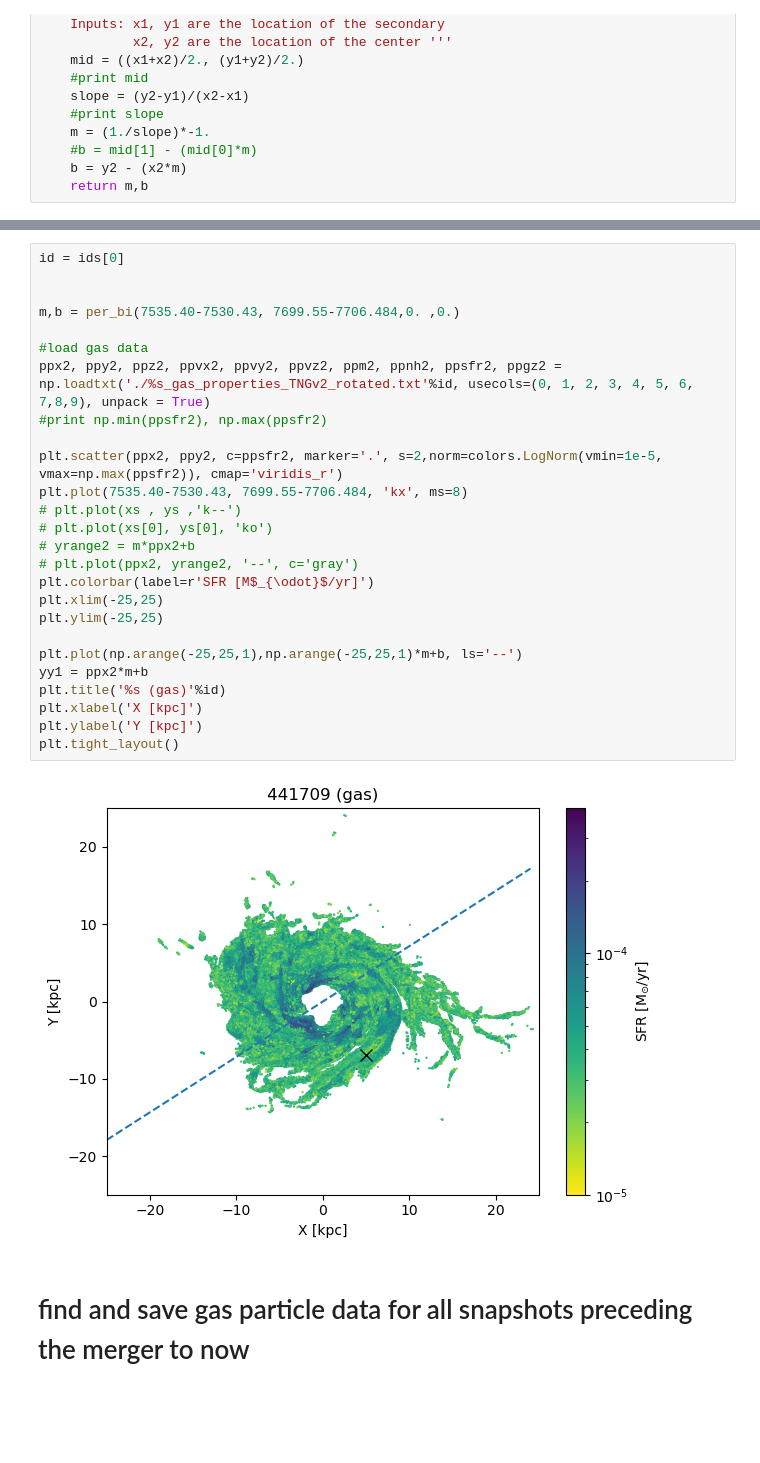
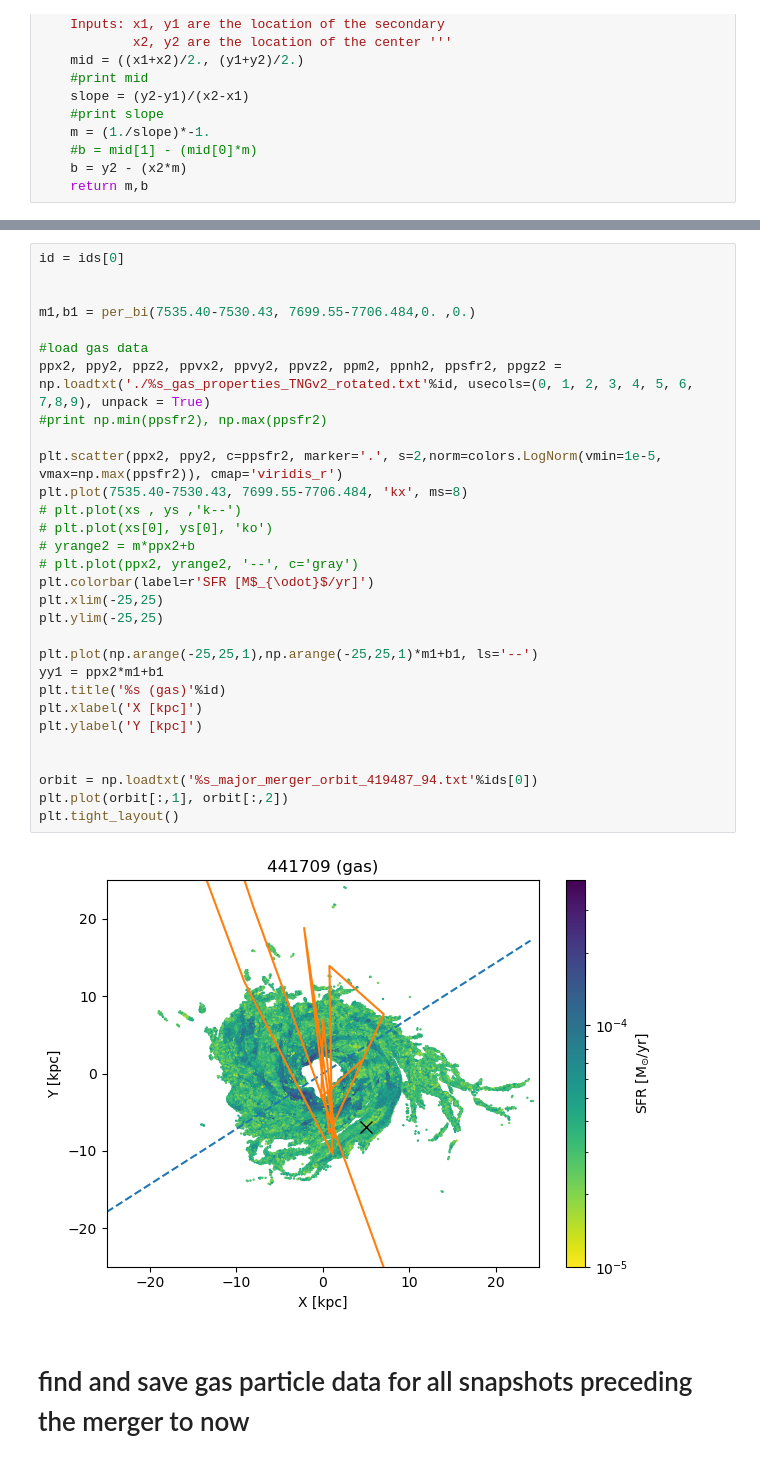
Before and after one commit to ekta1224/IllustrisAD, a Jupyter notebook: phast/roman-cycle1.ipynb, the cells around one changed output, grey strips where cells are left out. Drawn from its saved outputs; the diff is of its cells as text; blank space fills up the shorter version.

Commit message:
making some progress on retrieving merger orbit

```diff
--- a/phast/roman-cycle1.ipynb
+++ b/phast/roman-cycle1.ipynb
@@ -462,31 +435,35 @@ plt.tight_layout()
 # %%
 id = ids[0]
 
 
-m,b = per_bi(7535.40-7530.43, 7699.55-7706.484,0. ,0.)
+m1,b1 = per_bi(7535.40-7530.43, 7699.55-7706.484,0. ,0.)
 
 #load gas data
 ppx2, ppy2, ppz2, ppvx2, ppvy2, ppvz2, ppm2, ppnh2, ppsfr2, ppgz2 = np.loadtxt('./%s_gas_properties_TNGv2_rotated.txt'%id, usecols=(0, 1, 2, 3, 4, 5, 6, 7,8,9), unpack = True)
 #print np.min(ppsfr2), np.max(ppsfr2)
 
 plt.scatter(ppx2, ppy2, c=ppsfr2, marker='.', s=2,norm=colors.LogNorm(vmin=1e-5, vmax=np.max(ppsfr2)), cmap='viridis_r')
 plt.plot(7535.40-7530.43, 7699.55-7706.484, 'kx', ms=8)
 # plt.plot(xs , ys ,'k--')
 # plt.plot(xs[0], ys[0], 'ko')
 # yrange2 = m*ppx2+b
 # plt.plot(ppx2, yrange2, '--', c='gray')
 plt.colorbar(label=r'SFR [M$_{\odot}$/yr]')
 plt.xlim(-25,25)
 plt.ylim(-25,25)
 
-plt.plot(np.arange(-25,25,1),np.arange(-25,25,1)*m+b, ls='--')
-yy1 = ppx2*m+b
+plt.plot(np.arange(-25,25,1),np.arange(-25,25,1)*m1+b1, ls='--')
+yy1 = ppx2*m1+b1
 plt.title('%s (gas)'%id)
 plt.xlabel('X [kpc]')
 plt.ylabel('Y [kpc]')
+
+
+orbit = np.loadtxt('%s_major_merger_orbit_419487_94.txt'%ids[0])
+plt.plot(orbit[:,1], orbit[:,2])
 plt.tight_layout()
 # %% [output]
-[figure, old version]
+[figure, new version]
 # %% [markdown]
 # find and save gas particle data for all snapshots preceding the merger to now
 # %%
```
Also changed, not shown: parts of 16 cells of this notebook, 4 other files.
